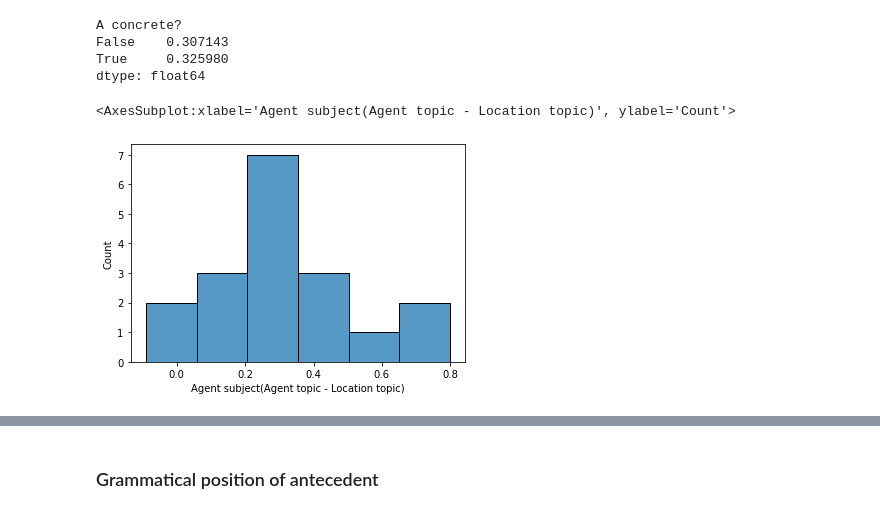
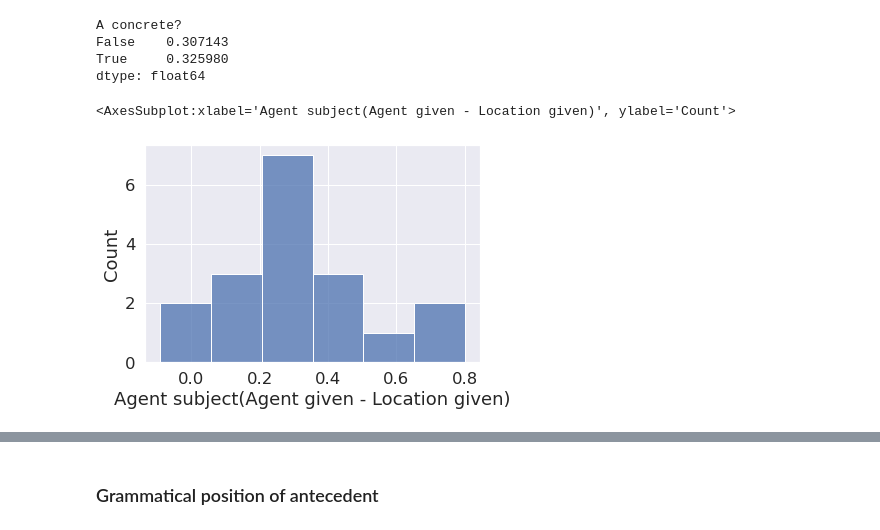
Before and after one commit to hans/explaining, a Jupyter notebook: notebooks/03_production_swarm-givenness/00 preprocess.ipynb, the cells around one changed output, grey strips where cells are left out. Drawn from its saved outputs; the diff is of its cells as text; code cells hidden in the pictures.

Commit message:
swarm experiments: re-run notebooks and add figures for presentation

```diff
--- a/notebooks/03_production_swarm-givenness/00 preprocess.ipynb
+++ b/notebooks/03_production_swarm-givenness/00 preprocess.ipynb
@@ -18,6 +18,10 @@ import numpy as np
 import pandas as pd
 import seaborn as sns
 from matplotlib import pyplot as plt
+# %%
+REPORT = True
+if REPORT:
+    sns.set(font_scale=1.5)
 # %% [markdown]
 ## Load and preprocess data
 # %%
@@ -278,7 +294,7 @@ materials_df["AV"] = materials_df.A.str.cat(materials_df.V, " ")
 
 # NB this doesn't handle fillers correctly
 # %%
-keep_cols = ["A", "V", "L", "AV", "P", "A concrete?", "A countable?", "given position"]
+keep_cols = ["A", "V", "L", "AV", "P", "A concrete?", "A countable?", "A animate?", "given position"]
 merged_df = pd.merge(exp_items, materials_df[keep_cols], left_on=["materials_id", "item_id"], right_index=True)
 # %% [markdown]
 ### Export
@@ -346,12 +394,12 @@ dtype: float64
 # %%
 def compute_item_differences(rows):
     rows = rows.set_index("agent_is_given")
     if True not in rows.index or False not in rows.index:
         return np.nan
     return rows.loc[True, "agent_is_subject"].mean() - rows.loc[False, "agent_is_subject"].mean()
-item_differences = merged_df.groupby(["item_id", "A concrete?"]).apply(compute_item_differences).rename("Agent subject(Agent topic - Location topic)")
+item_differences = merged_df.groupby(["item_id", "AV", "A concrete?"]).apply(compute_item_differences).rename("Agent subject(Agent given - Location given)")
 sns.histplot(item_differences)
 # %% [output]
-<AxesSubplot:xlabel='Agent subject(Agent topic - Location topic)', ylabel='Count'>
+<AxesSubplot:xlabel='Agent subject(Agent given - Location given)', ylabel='Count'>
-[figure, old version]
+[figure, new version]
 # %%
```
Also changed, not shown: parts of 22 cells of this notebook, 7 other files.
